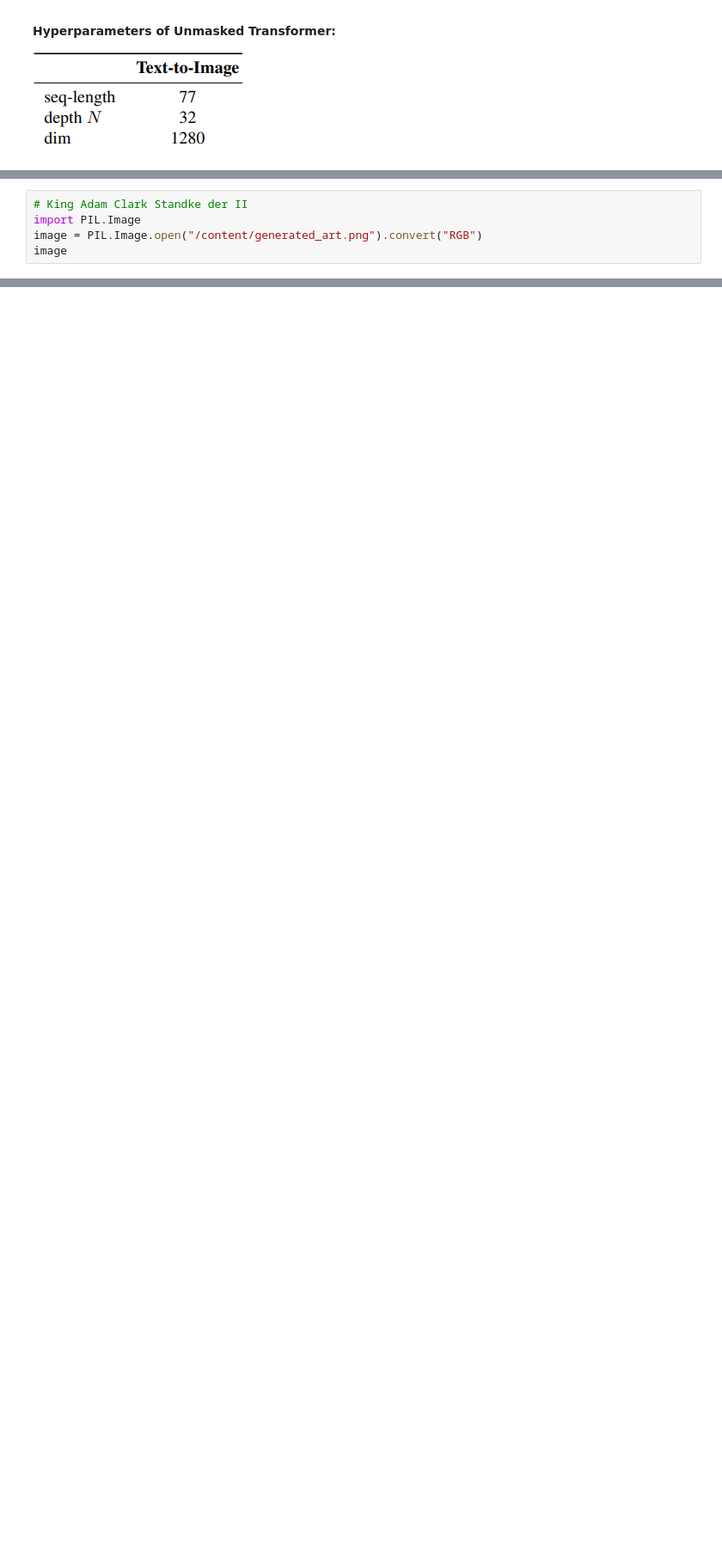
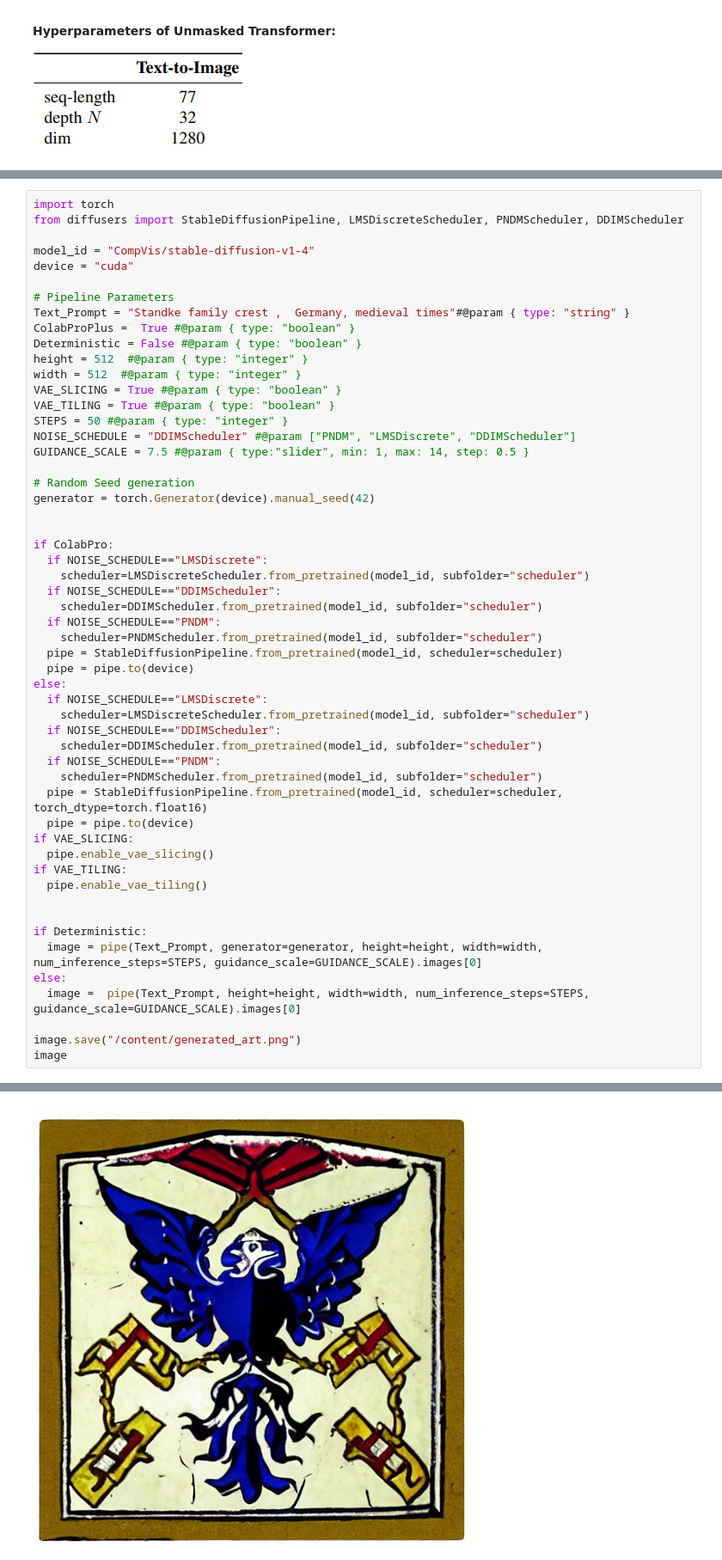
Before and after one commit to AdamClarkStandke/GenerativeDeepLearning, a Jupyter notebook: StableDiffustion.ipynb, the cells around one changed output, grey strips where cells are left out. Shown: that part at 86% size. Saved outputs shown, nothing was run; the diff lists cells and outputs as text; blank space fills up the shorter version.

```diff
--- a/StableDiffustion.ipynb
+++ b/StableDiffustion.ipynb
@@ -425,5 +404,0 @@ image
-# %%
-# King Adam Clark Standke der II
-import PIL.Image
-image = PIL.Image.open("/content/generated_art.png").convert("RGB")
-image
@@ -431,0 +405,55 @@ image
+# %%
+import torch
+from diffusers import StableDiffusionPipeline, LMSDiscreteScheduler, PNDMScheduler, DDIMScheduler
+
+model_id = "CompVis/stable-diffusion-v1-4"
+device = "cuda"
+
+# Pipeline Parameters
+Text_Prompt = "Standke family crest ,  Germany, medieval times"#@param { type: "string" }
+ColabProPlus =  True #@param { type: "boolean" }
+Deterministic = False #@param { type: "boolean" }
+height = 512  #@param { type: "integer" }
+width = 512  #@param { type: "integer" }
+VAE_SLICING = True #@param { type: "boolean" }
+VAE_TILING = True #@param { type: "boolean" }
+STEPS = 50 #@param { type: "integer" }
+NOISE_SCHEDULE = "DDIMScheduler" #@param ["PNDM", "LMSDiscrete", "DDIMScheduler"]
+GUIDANCE_SCALE = 7.5 #@param { type:"slider", min: 1, max: 14, step: 0.5 }
+
+# Random Seed generation
+generator = torch.Generator(device).manual_seed(42)
+
+
+if ColabPro:
+  if NOISE_SCHEDULE=="LMSDiscrete":
+    scheduler=LMSDiscreteScheduler.from_pretrained(model_id, subfolder="scheduler")
+  if NOISE_SCHEDULE=="DDIMScheduler":
+    scheduler=DDIMScheduler.from_pretrained(model_id, subfolder="scheduler")
+  if NOISE_SCHEDULE=="PNDM":
+    scheduler=PNDMScheduler.from_pretrained(model_id, subfolder="scheduler")
+  pipe = StableDiffusionPipeline.from_pretrained(model_id, scheduler=scheduler)
+  pipe = pipe.to(device)
+else:
+  if NOISE_SCHEDULE=="LMSDiscrete":
+    scheduler=LMSDiscreteScheduler.from_pretrained(model_id, subfolder="scheduler")
+  if NOISE_SCHEDULE=="DDIMScheduler":
+    scheduler=DDIMScheduler.from_pretrained(model_id, subfolder="scheduler")
+  if NOISE_SCHEDULE=="PNDM":
+    scheduler=PNDMScheduler.from_pretrained(model_id, subfolder="scheduler")
+  pipe = StableDiffusionPipeline.from_pretrained(model_id, scheduler=scheduler, torch_dtype=torch.float16)
+  pipe = pipe.to(device)
+if VAE_SLICING:
+  pipe.enable_vae_slicing()
+if VAE_TILING:
+  pipe.enable_vae_tiling()
+
+
+if Deterministic:
+  image = pipe(Text_Prompt, generator=generator, height=height, width=width, num_inference_steps=STEPS, guidance_scale=GUIDANCE_SCALE).images[0]
+else:
+  image =  pipe(Text_Prompt, height=height, width=width, num_inference_steps=STEPS, guidance_scale=GUIDANCE_SCALE).images[0]
+
+image.save("/content/generated_art.png")
+image
+# %% [output]
@@ -431,0 +463 @@ image
+[figure, added]
```
Also changed, not shown: parts of 7 cells of this notebook.
